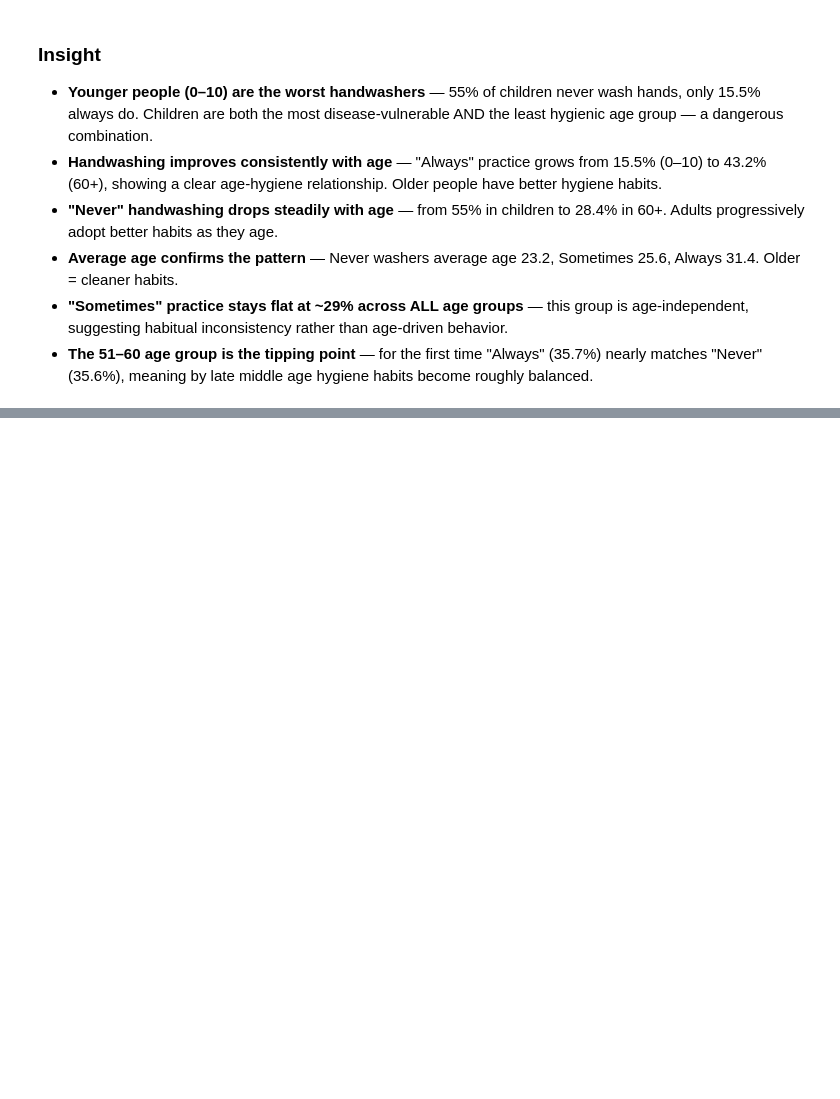
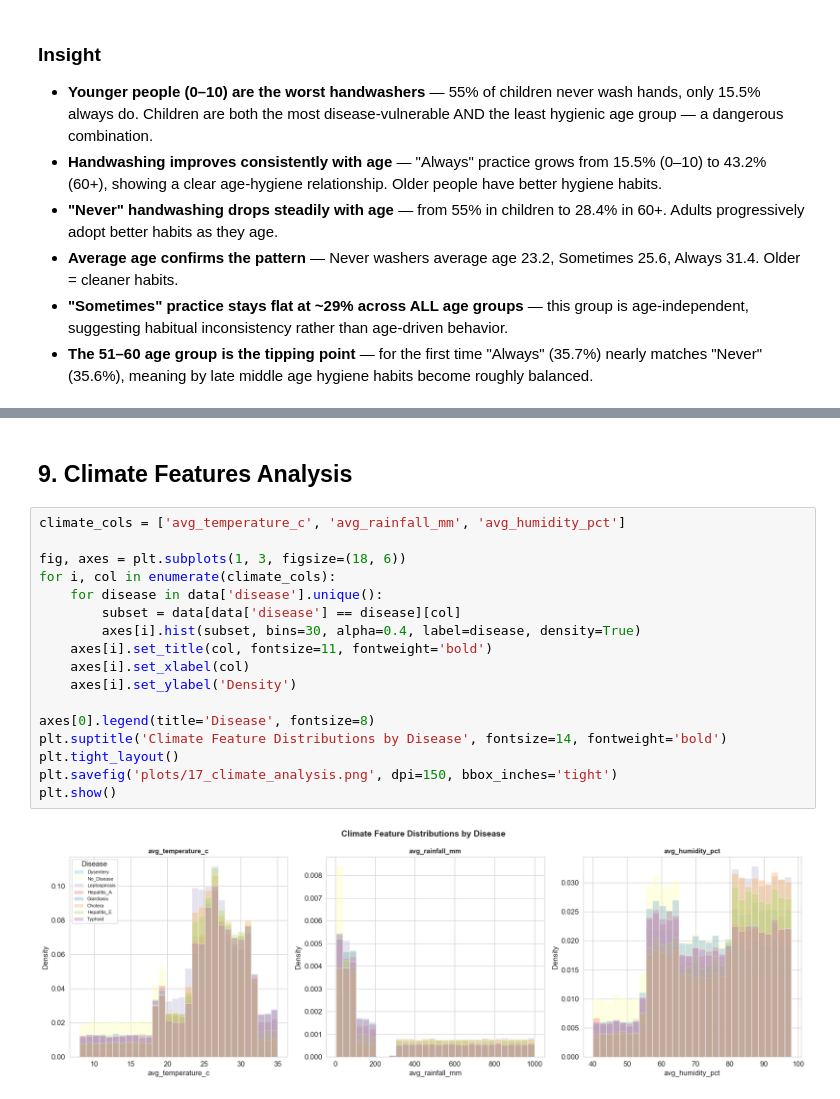
Before and after one commit to sumeet-016/NE-EpiGuard, a Jupyter notebook: Notebooks/EDA.ipynb, the cells around one changed output, grey strips where cells are left out. Saved outputs shown, nothing was run; the diff lists cells and outputs as text; blank space fills up the shorter version.

```diff
--- a/Notebooks/EDA.ipynb
+++ b/Notebooks/EDA.ipynb
@@ -793,0 +898,21 @@ age_group
+# %% [markdown]
+## 9. Climate Features Analysis
+# %%
+climate_cols = ['avg_temperature_c', 'avg_rainfall_mm', 'avg_humidity_pct']
+
+fig, axes = plt.subplots(1, 3, figsize=(18, 6))
+for i, col in enumerate(climate_cols):
+    for disease in data['disease'].unique():
+        subset = data[data['disease'] == disease][col]
+        axes[i].hist(subset, bins=30, alpha=0.4, label=disease, density=True)
+    axes[i].set_title(col, fontsize=11, fontweight='bold')
+    axes[i].set_xlabel(col)
+    axes[i].set_ylabel('Density')
+
+axes[0].legend(title='Disease', fontsize=8)
+plt.suptitle('Climate Feature Distributions by Disease', fontsize=14, fontweight='bold')
+plt.tight_layout()
+plt.savefig('plots/17_climate_analysis.png', dpi=150, bbox_inches='tight')
+plt.show()
+# %% [output]
+[figure, added]
```
Also changed, not shown: parts of 17 cells of this notebook, 5 other files.
